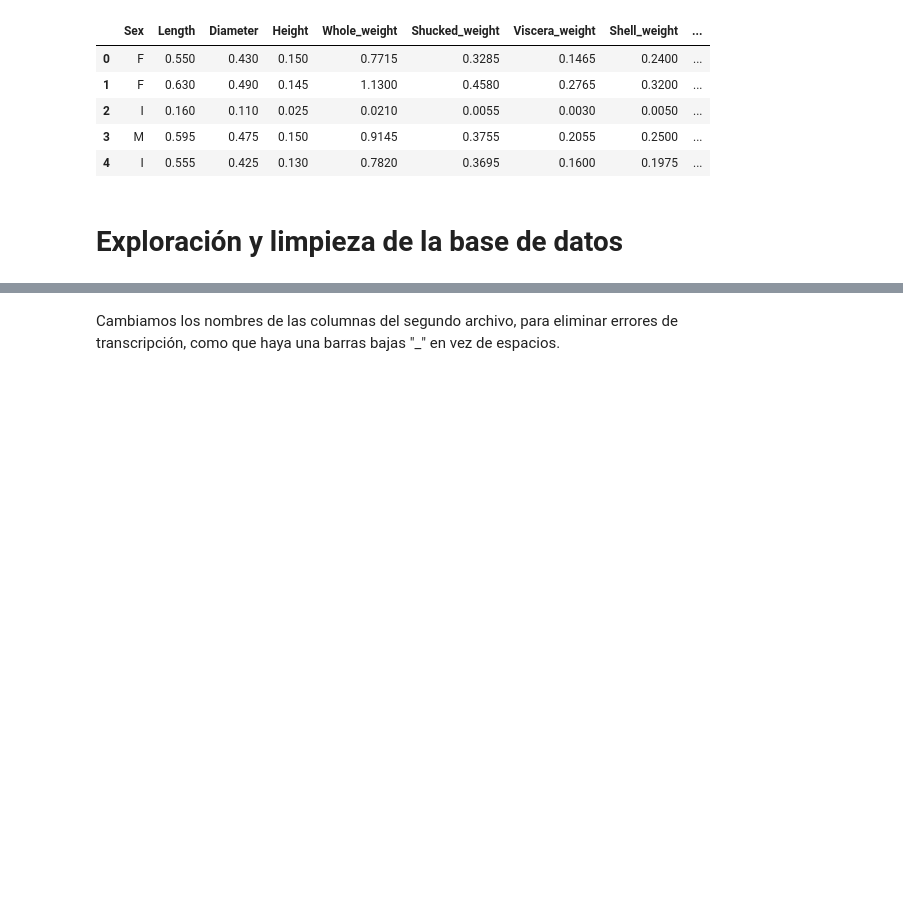
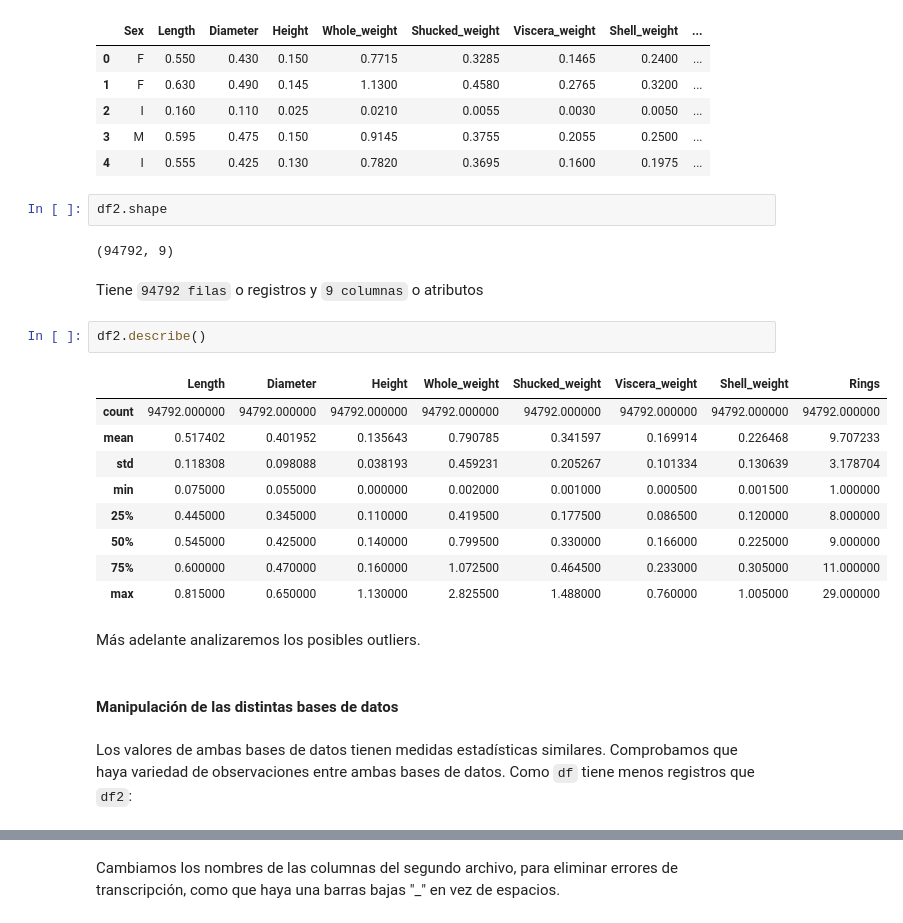
Before and after one commit to CeliaDiazSanchez/Data-Mining, a Jupyter notebook: LAB05_RINGS_Ana.ipynb, the cells around one changed output, grey strips where cells are left out. Cells and saved outputs as stored; diff of their text form; blank space fills up the shorter version.

```diff
--- a/LAB05_RINGS_Ana.ipynb
+++ b/LAB05_RINGS_Ana.ipynb
@@ -232,5 +238,27 @@ df2.head(5)
 | 2 | I | 0.160 | 0.110 | 0.025 | 0.0210 | 0.0055 | 0.0030 | 0.0050 | ... |
 | 3 | M | 0.595 | 0.475 | 0.150 | 0.9145 | 0.3755 | 0.2055 | 0.2500 | ... |
 | 4 | I | 0.555 | 0.425 | 0.130 | 0.7820 | 0.3695 | 0.1600 | 0.1975 | ... |
-# %% [markdown]
-# Exploración y limpieza de la base de datos
+# %%
+df2.shape
+# %% [output]
+(94792, 9)
+# %% [markdown]
+Tiene `94792 filas` o registros y `9 columnas` o atributos
+# %%
+df2.describe()
+# %% [output]
+|  | Length | Diameter | Height | Whole_weight | Shucked_weight | Viscera_weight | Shell_weight | Rings |
+| count | 94792.000000 | 94792.000000 | 94792.000000 | 94792.000000 | 94792.000000 | 94792.000000 | 94792.000000 | 94792.000000 |
+| mean | 0.517402 | 0.401952 | 0.135643 | 0.790785 | 0.341597 | 0.169914 | 0.226468 | 9.707233 |
+| std | 0.118308 | 0.098088 | 0.038193 | 0.459231 | 0.205267 | 0.101334 | 0.130639 | 3.178704 |
+| min | 0.075000 | 0.055000 | 0.000000 | 0.002000 | 0.001000 | 0.000500 | 0.001500 | 1.000000 |
+| 25% | 0.445000 | 0.345000 | 0.110000 | 0.419500 | 0.177500 | 0.086500 | 0.120000 | 8.000000 |
+| 50% | 0.545000 | 0.425000 | 0.140000 | 0.799500 | 0.330000 | 0.166000 | 0.225000 | 9.000000 |
+| 75% | 0.600000 | 0.470000 | 0.160000 | 1.072500 | 0.464500 | 0.233000 | 0.305000 | 11.000000 |
+| max | 0.815000 | 0.650000 | 1.130000 | 2.825500 | 1.488000 | 0.760000 | 1.005000 | 29.000000 |
+# %% [markdown]
+Más adelante analizaremos los posibles outliers.
+# %% [markdown]
+#### __Manipulación de las distintas bases de datos__
+# %% [markdown]
+Los valores de ambas bases de datos tienen medidas estadísticas similares. Comprobamos que haya variedad de observaciones entre ambas bases de datos. Como `df` tiene menos registros que `df2`:
```
Also changed, not shown: parts of 36 cells of this notebook.
